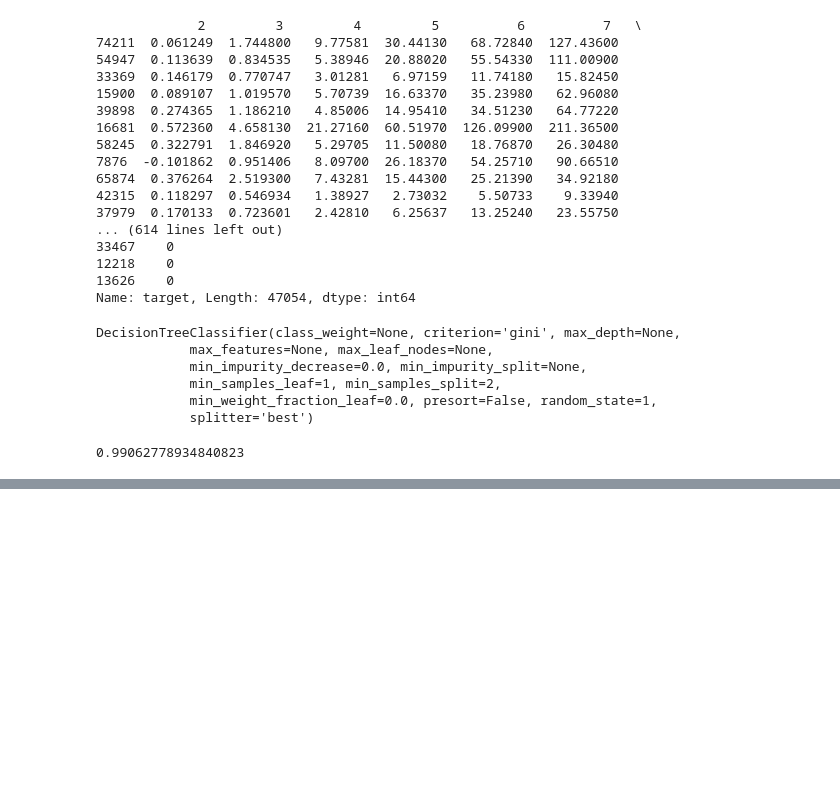
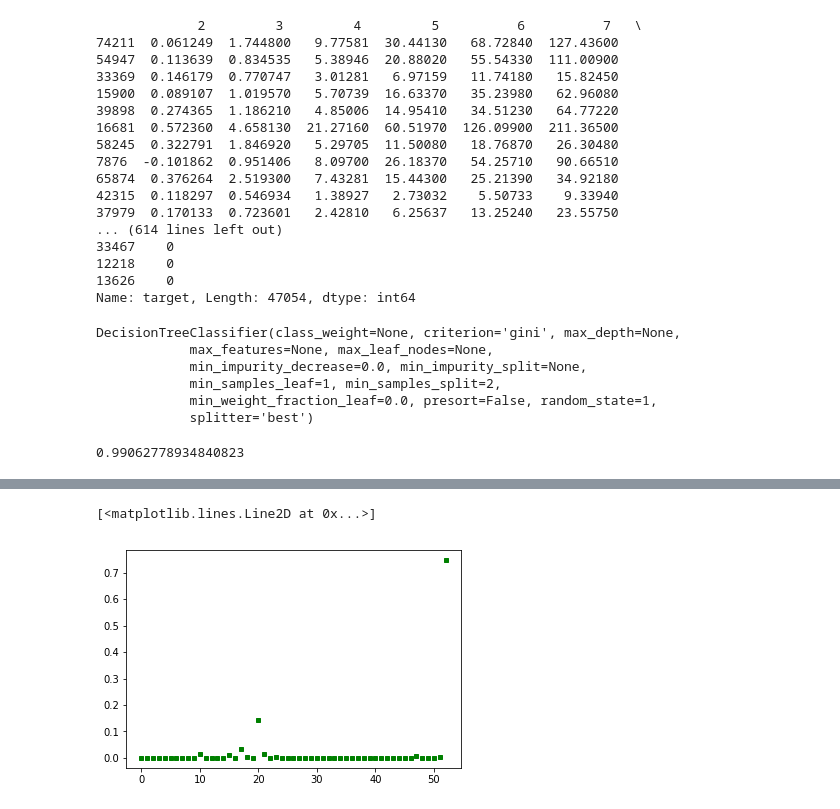
Before and after one commit to alisanozdrina/TMVA_for_DS50, a Jupyter notebook: NR_ER_data_frame.ipynb, the cells around one changed output, grey strips where cells are left out. Saved outputs shown, nothing was run; the diff lists cells and outputs as text; code cells hidden in the pictures; blank space fills up the shorter version.

```diff
--- a/NR_ER_data_frame.ipynb
+++ b/NR_ER_data_frame.ipynb
@@ -95,0 +101,3 @@ metrics.accuracy_score(test_labels, predictions)
+# %%
+feature_importance = clf.feature_importances_
+print(feature_importance)
@@ -95,0 +119,5 @@ metrics.accuracy_score(test_labels, predictions)
+# %%
+plt.plot([x for x in range(53)],feature_importance,'gs',ms = 4.)
+# %% [output]
+[<matplotlib.lines.Line2D at 0x...>]
+[figure, added]
```
Also changed, not shown: parts of 33 cells of this notebook.
